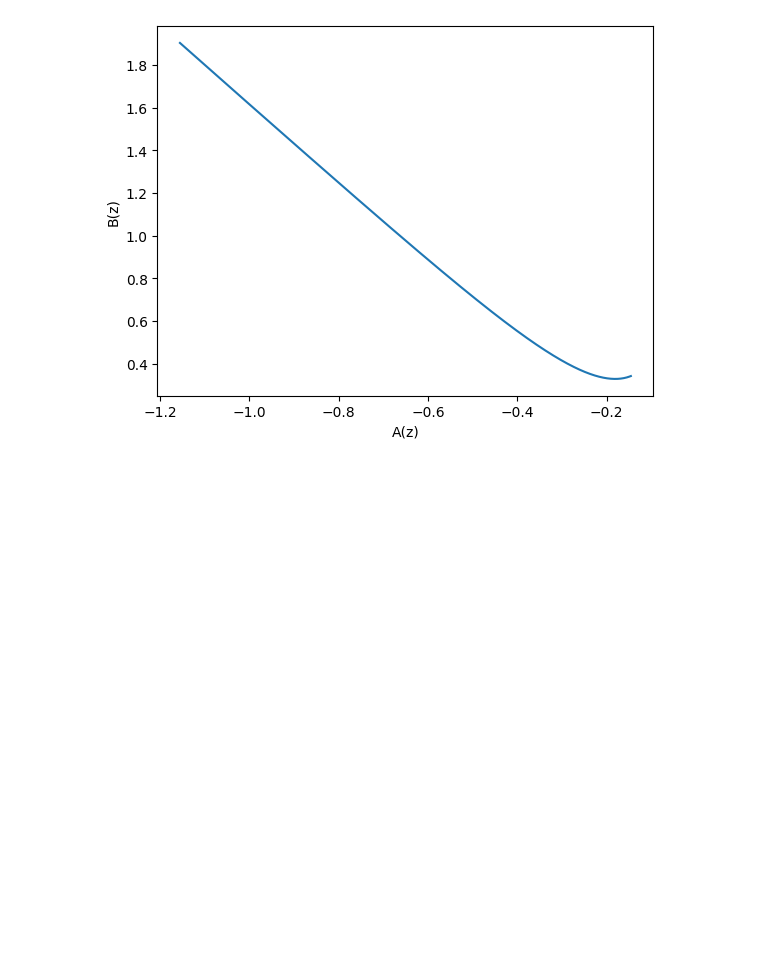
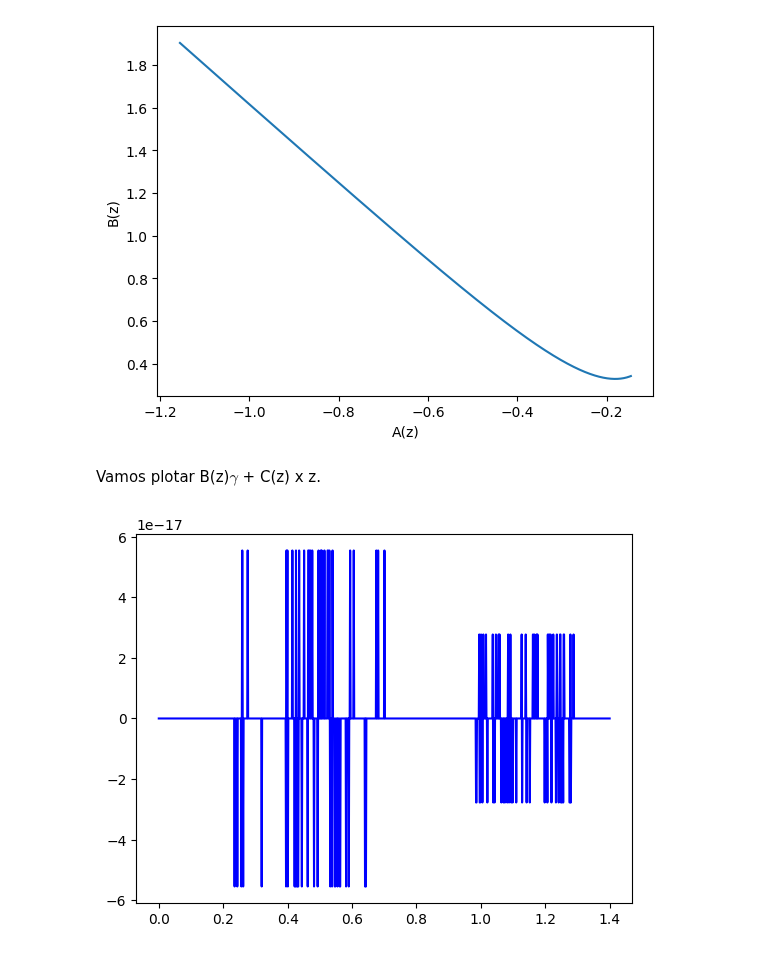
Before and after one commit to fernanda0402/Doutorado, a Jupyter notebook: GP_gamma_.ipynb, the cells around one changed output. Cells and saved outputs as stored; diff of their text form; code cells hidden in the pictures; blank space fills up the shorter version.

```diff
--- a/GP_gamma_.ipynb
+++ b/GP_gamma_.ipynb
@@ -790,3 +789,24 @@ plt.show()
 # %% [output]
 [figure]
 [figure]
+# %% [markdown]
+Vamos plotar B(z)$\gamma$ + C(z) x z.
+# %%
+# gamma prediction
+
+gamma_pred = df_f / dOm_Om
+
+sigma_g = np.sqrt( (sigma_ff / dOm_Om )**2 + ( ( (df_f*eOm)/ ((dOm_Om)**2) ) )**2)
+
+
+
+# B*gamma + C
+p1 = dOm_Om*gamma_pred - df_f
+
+
+
+# PLOTE
+plt.plot(z_dhz, p1, color='blue')
+plt.show()
+# %% [output]
+[figure, added]
```
Also changed, not shown: parts of 3 cells of this notebook.
